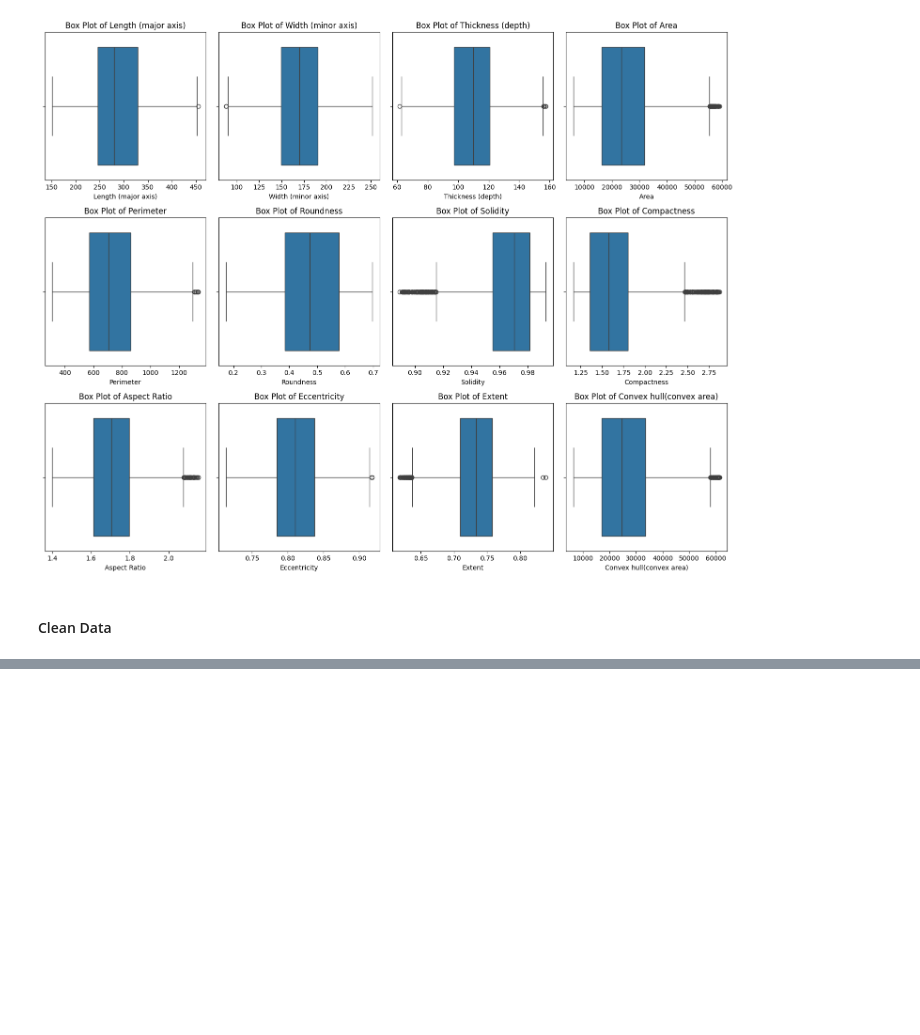
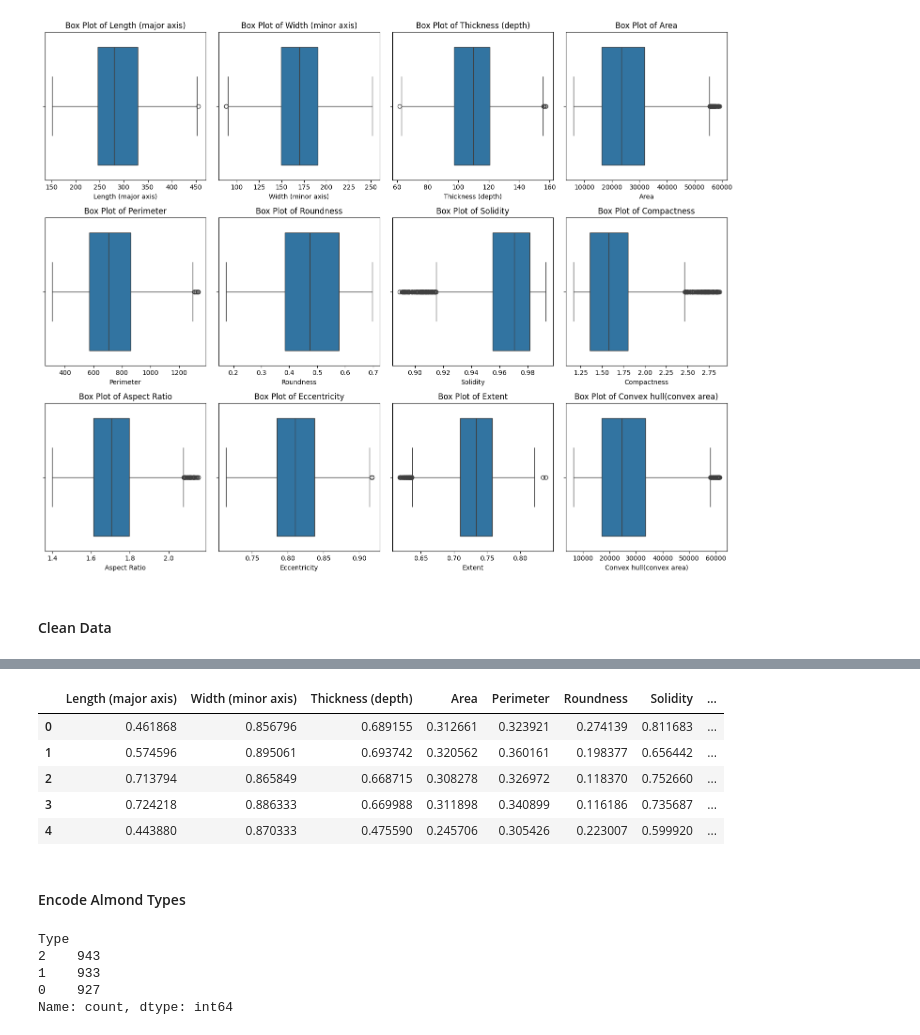
Before and after one commit to DvZ02/Almond_Classifier, a Jupyter notebook: almond_classifier.ipynb, the cells around one changed output, grey strips where cells are left out. Drawn from its saved outputs; the diff is of its cells as text; code cells hidden in the pictures; blank space fills up the shorter version.

```diff
--- a/almond_classifier.ipynb
+++ b/almond_classifier.ipynb
@@ -220,0 +260,39 @@ clean_data['Type'].value_counts()
+# %%
+def normalise(data):
+    scaler = MinMaxScaler(feature_range=(0, 1))
+    type_column = data['Type']
+    numerical_columns = data.drop(columns=['Type'])
+    data_scaled = scaler.fit_transform(numerical_columns)
+
+    data_scaled = pd.DataFrame(data_scaled, columns=numerical_columns.columns)
+
+    data_scaled['Type'] = type_column
+    return data_scaled
+# %%
+data_scaled = normalise(data_cleaned.copy())
+data_scaled.head()
+# %% [output]
+|  | Length (major axis) | Width (minor axis) | Thickness (depth) | Area | Perimeter | Roundness | Solidity | ... |
+| 0 | 0.461868 | 0.856796 | 0.689155 | 0.312661 | 0.323921 | 0.274139 | 0.811683 | ... |
+| 1 | 0.574596 | 0.895061 | 0.693742 | 0.320562 | 0.360161 | 0.198377 | 0.656442 | ... |
+| 2 | 0.713794 | 0.865849 | 0.668715 | 0.308278 | 0.326972 | 0.118370 | 0.752660 | ... |
+| 3 | 0.724218 | 0.886333 | 0.669988 | 0.311898 | 0.340899 | 0.116186 | 0.735687 | ... |
+| 4 | 0.443880 | 0.870333 | 0.475590 | 0.245706 | 0.305426 | 0.223007 | 0.599920 | ... |
+# %% [markdown]
+#### Encode Almond Types
+# %%
+type_encodings = {
+    'REGULAR': 0,
+    'MAMRA': 1,
+    'SANORA': 2
+}
+final_data = data_scaled.copy()
+final_data['Type'] = data_scaled['Type'].map(type_encodings)
+
+final_data['Type'].value_counts()
+# %% [output]
+Type
+2    943
+1    933
+0    927
+Name: count, dtype: int64
```
Also changed, not shown: parts of 18 cells of this notebook.
